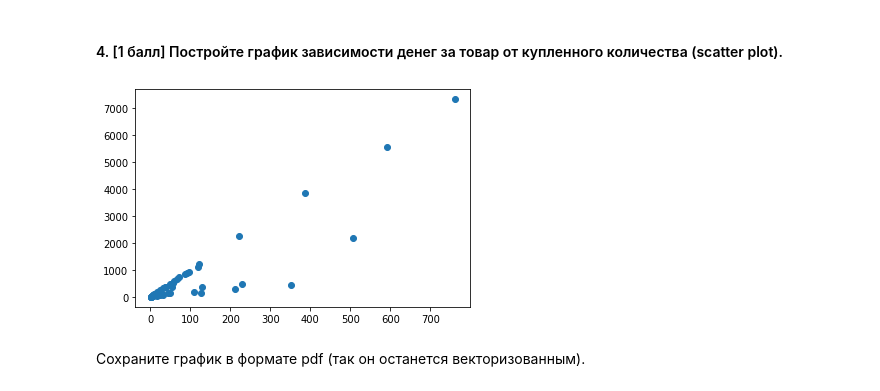
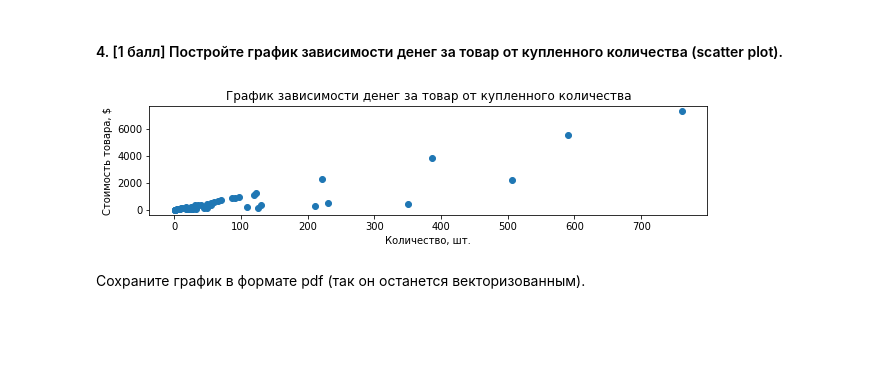
Before and after one commit to paniquex/ML_DS_practice, a Jupyter notebook: MMRO/HW_01/homework-practice-01.ipynb, the cells around one changed output. Saved outputs shown, nothing was run; the diff lists cells and outputs as text; code cells hidden in the pictures; blank space fills up the shorter version.

```diff
--- a/MMRO/HW_01/homework-practice-01.ipynb
+++ b/MMRO/HW_01/homework-practice-01.ipynb
@@ -465,8 +476,16 @@ plt.show()
 # %% [markdown]
 #### 4. [1 балл] Постройте график зависимости денег за товар от купленного количества (scatter plot).
-# %%
-ax = plt.scatter(y=data_grouped_itm['item_price_flt'], x=data_grouped_itm['quantity'])
-# %% [output]
-[figure, removed]
+# %%
+fig = plt.figure(figsize=(10, 2))
+ax5 = fig.add_subplot(1, 1, 1)
+ax5.scatter(y=data_grouped_itm['item_price_flt'], x=data_grouped_itm['quantity'])
+
+ax5.title.set_text('График зависимости денег за товар от купленного количества')
+ax5.set_ylabel('Стоимость товара, $')
+ax5.set_xlabel('Количество, шт.')
+
+fig.show()
+# %% [output]
+[figure, added]
 # %% [markdown]
 Сохраните график в формате pdf (так он останется векторизованным).
```
Also changed, not shown: parts of 15 cells of this notebook, 2 other files.
